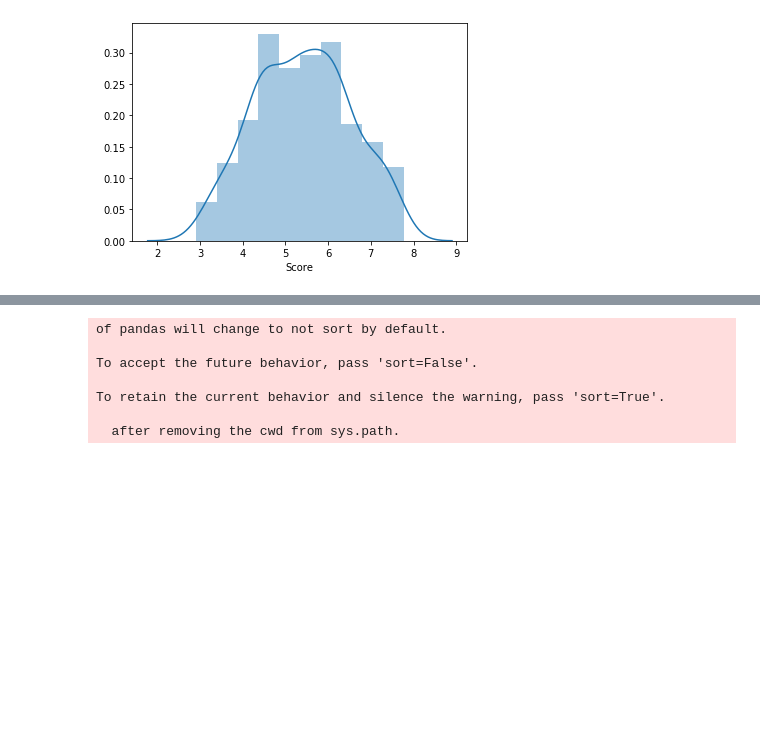
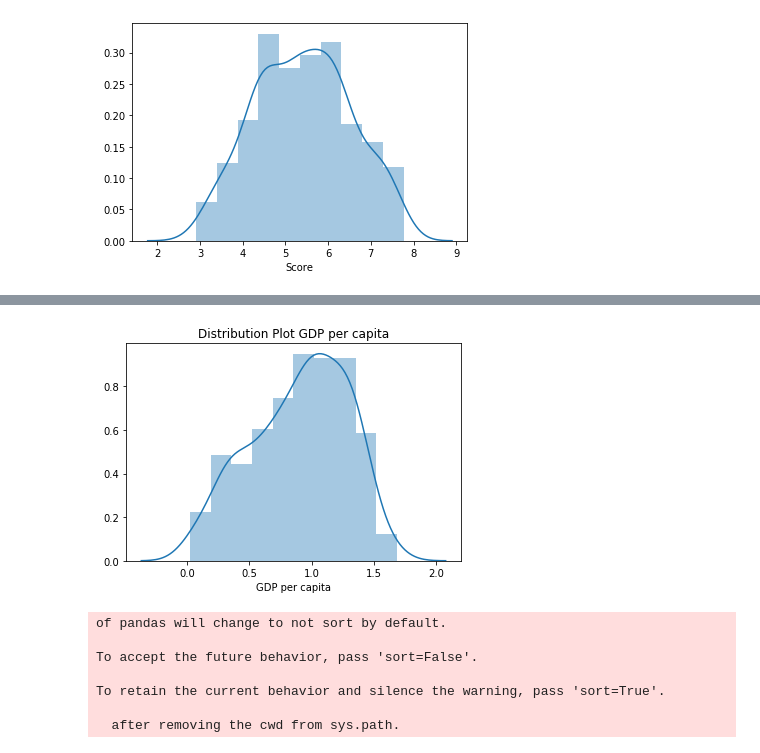
Before and after one commit to kingnmm/py4ds, a Jupyter notebook: FinalProj_NMK.ipynb, the cells around one changed output, grey strips where cells are left out. Saved outputs shown, nothing was run; the diff lists cells and outputs as text; code cells hidden in the pictures; blank space fills up the shorter version.

```diff
--- a/FinalProj_NMK.ipynb
+++ b/FinalProj_NMK.ipynb
@@ -541,3 +555,8 @@ def mergedf (df1, df2, column):
+# %%
+# Checking distribution for key variables in the dataset join_1819_reg_n
+Chart(join_1819_reg_n, 'GDP per capita')
+# %% [output]
+[figure, added]
 # %%
 # Create a function to concatenate dataset
 def concat_df (df1, df2):
```
Also changed, not shown: parts of 10 cells of this notebook.
